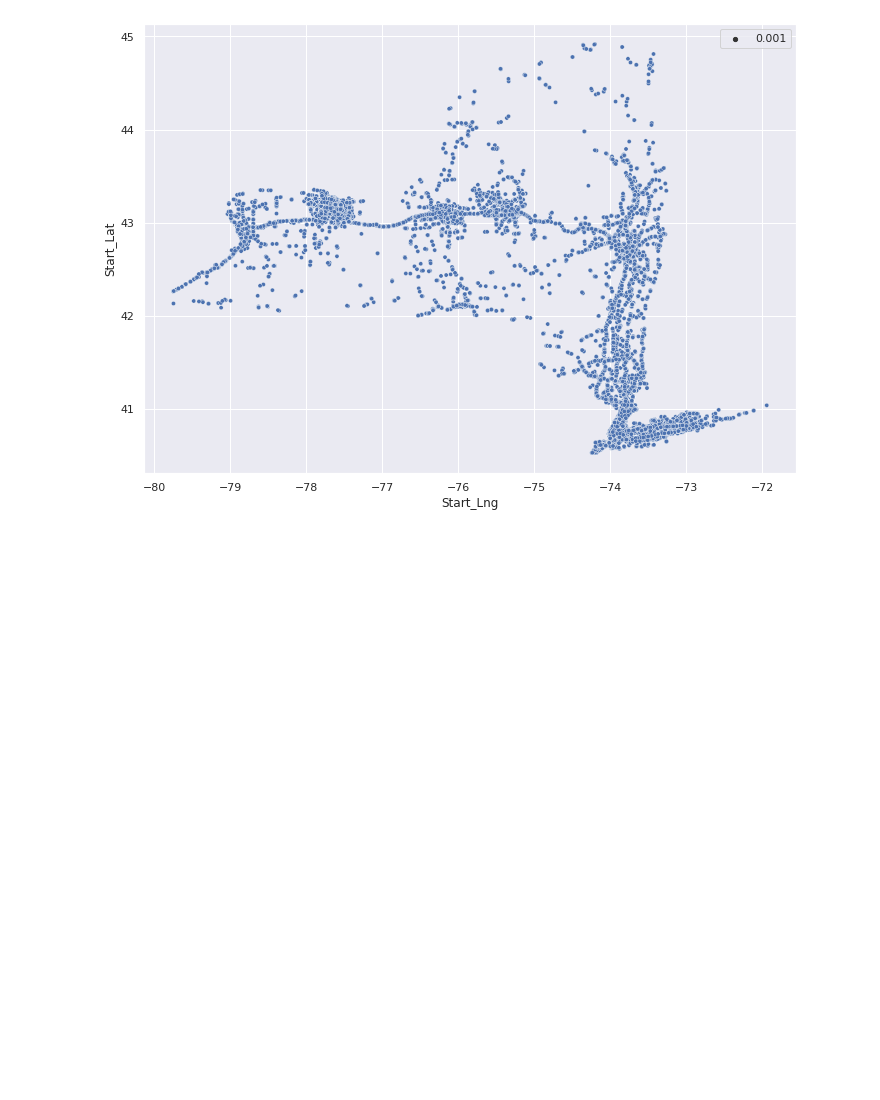
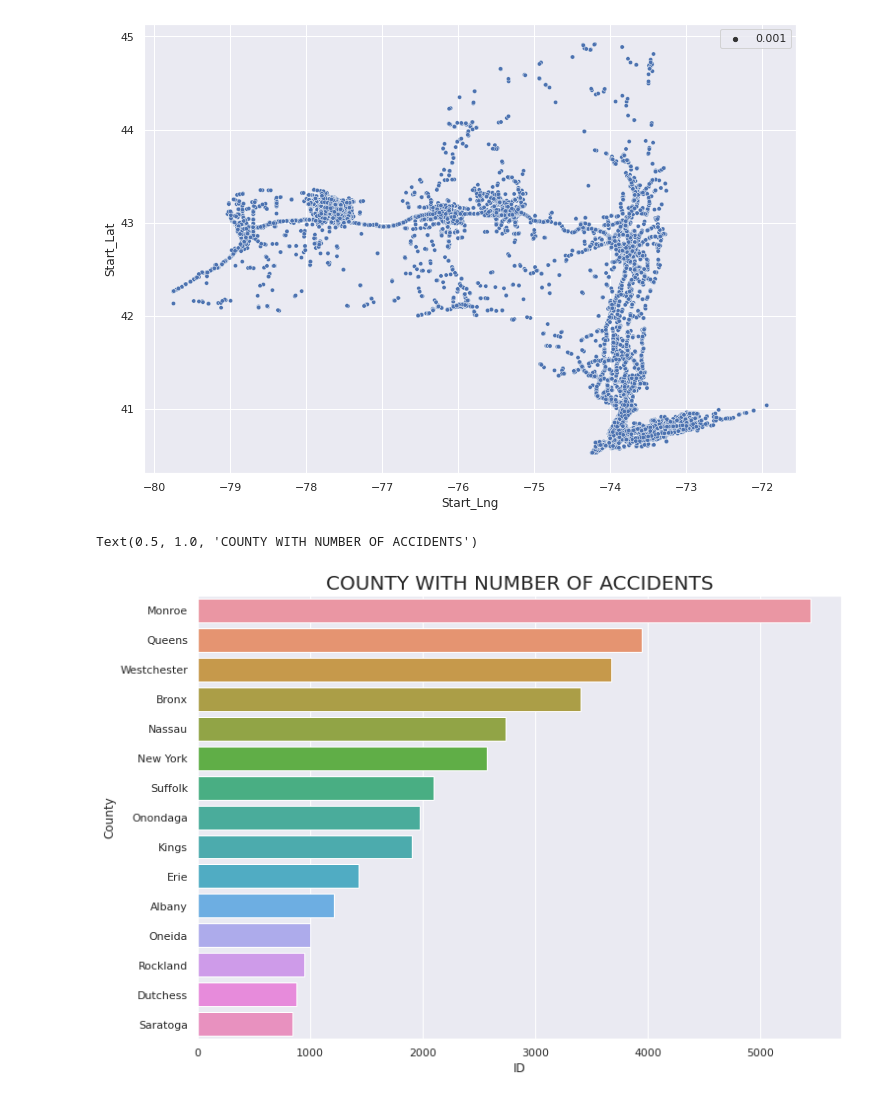
Before and after one commit to bmatore/inft6201, a Jupyter notebook: Data_Analysis_Report_Group_12.ipynb, the cells around one changed output. Cells and saved outputs as stored; diff of their text form; code cells hidden in the pictures; blank space fills up the shorter version.

```diff
--- a/Data_Analysis_Report_Group_12.ipynb
+++ b/Data_Analysis_Report_Group_12.ipynb
@@ -127,3 +145,14 @@ sns.scatterplot(x=df_accidents.Start_Lng, y=df_accidents.Start_Lat, size=0.001)
 # %% [output]
 <matplotlib.axes._subplots.AxesSubplot at 0x...>
 [figure]
+# %%
+#top county in NY by accident
+county_count = df_accidents.groupby('County').count().reset_index()
+county_count_sort = county_count.sort_values(by = "ID", ascending = False)
+county_count_sort = county_count_sort.head(15)
+# %%
+sns.barplot(y = "County", x = "ID", data = county_count_sort)
+plt.title("COUNTY WITH NUMBER OF ACCIDENTS",fontsize=20)
+# %% [output]
+Text(0.5, 1.0, 'COUNTY WITH NUMBER OF ACCIDENTS')
+[figure, added]
```
Also changed, not shown: parts of 20 cells of this notebook.
